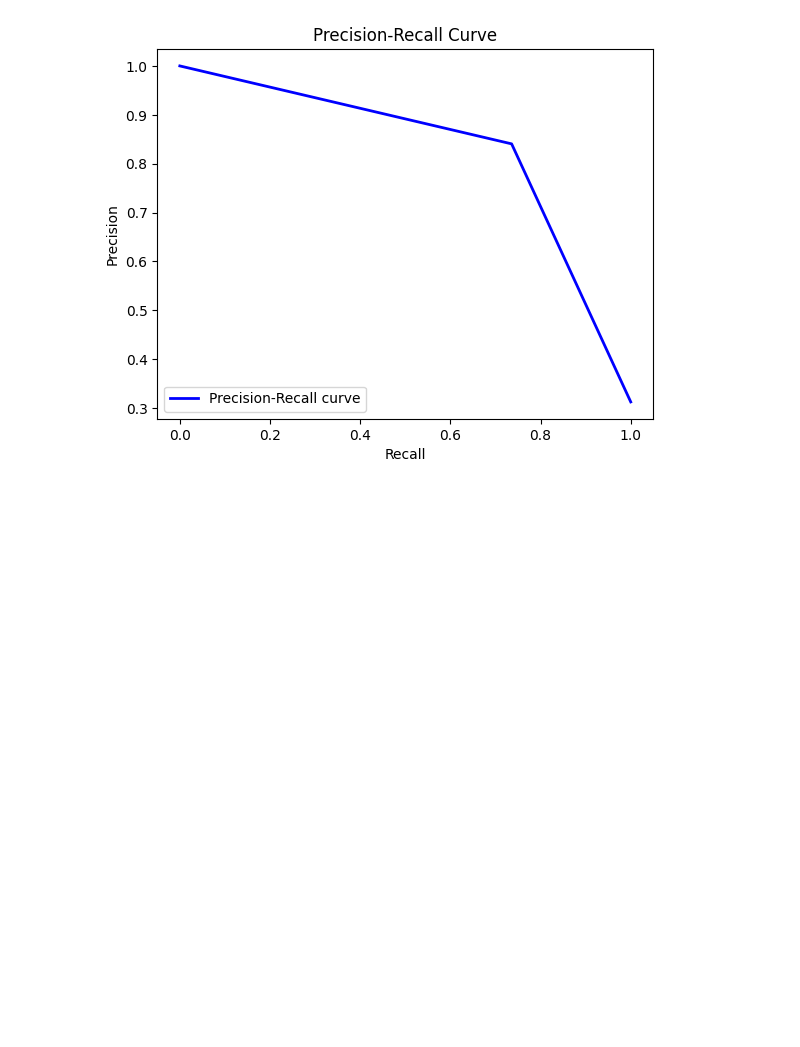
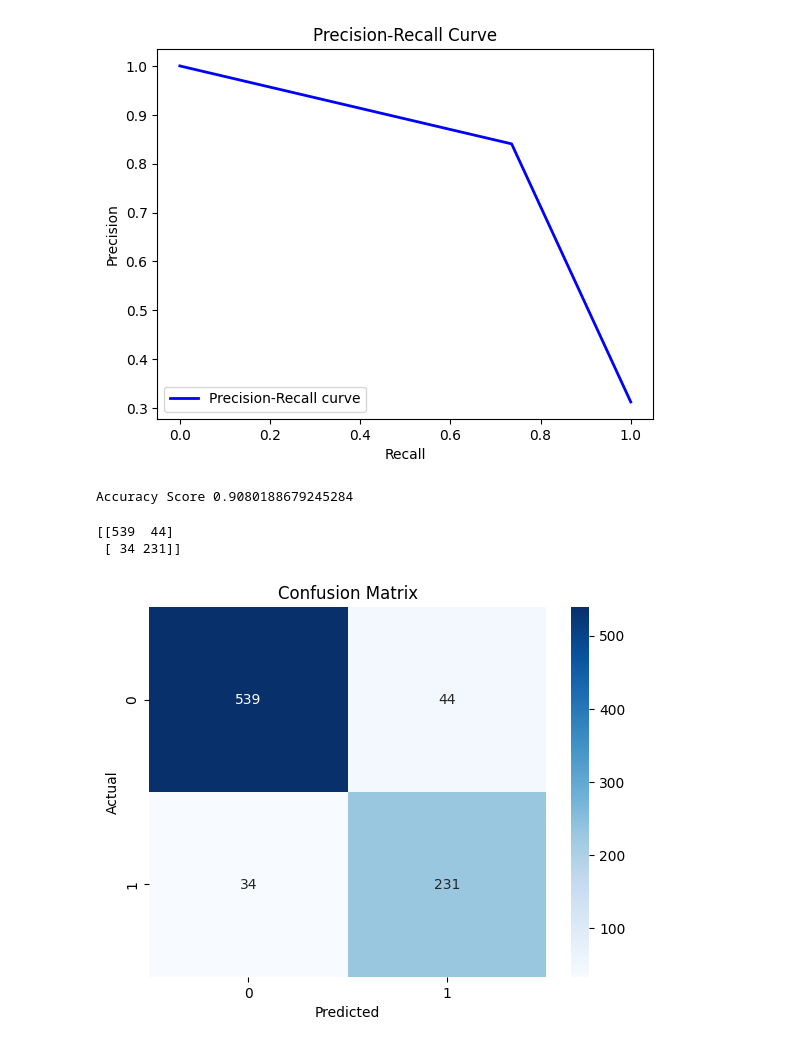
Before and after one commit to yersel500/hypertension_prediction, a Jupyter notebook: hypertension_prediction.ipynb, the cells around one changed output. Saved outputs shown, nothing was run; the diff lists cells and outputs as text; code cells hidden in the pictures; blank space fills up the shorter version.

Commit message:
Add RandomForestClassifier Model

```diff
--- a/hypertension_prediction.ipynb
+++ b/hypertension_prediction.ipynb
@@ -153,3 +153,35 @@ plt.legend(loc="lower left")
 plt.show()
 # %% [output]
 [figure]
+# %%
+# Now we will use RandomForestClassifier
+# Select the model
+random_forest_model = RandomForestClassifier(n_estimators=100, random_state=1)
+
+#Bundle preprocessing and modeling code in a pipeline
+clf = Pipeline(steps=[('preprocessor', preprocessor),
+                     ('model', random_forest_model)
+                     ])
+#Train the model
+clf.fit(X_train, y_train)
+
+# Preprocessing of validation data
+preds = clf.predict(X_valid)
+
+print('Accuracy Score', accuracy_score(y_valid, preds))
+# %% [output]
+Accuracy Score 0.9080188679245284
+# %%
+cm = confusion_matrix(y_valid, preds)
+print(cm)
+# %% [output]
+[[539  44]
+ [ 34 231]]
+# %%
+sns.heatmap(cm, annot=True, fmt="d", cmap='Blues')
+plt.xlabel('Predicted')
+plt.ylabel('Actual')
+plt.title('Confusion Matrix')
+plt.show()
+# %% [output]
+[figure, added]
```
Also changed, not shown: parts of 2 cells of this notebook.
